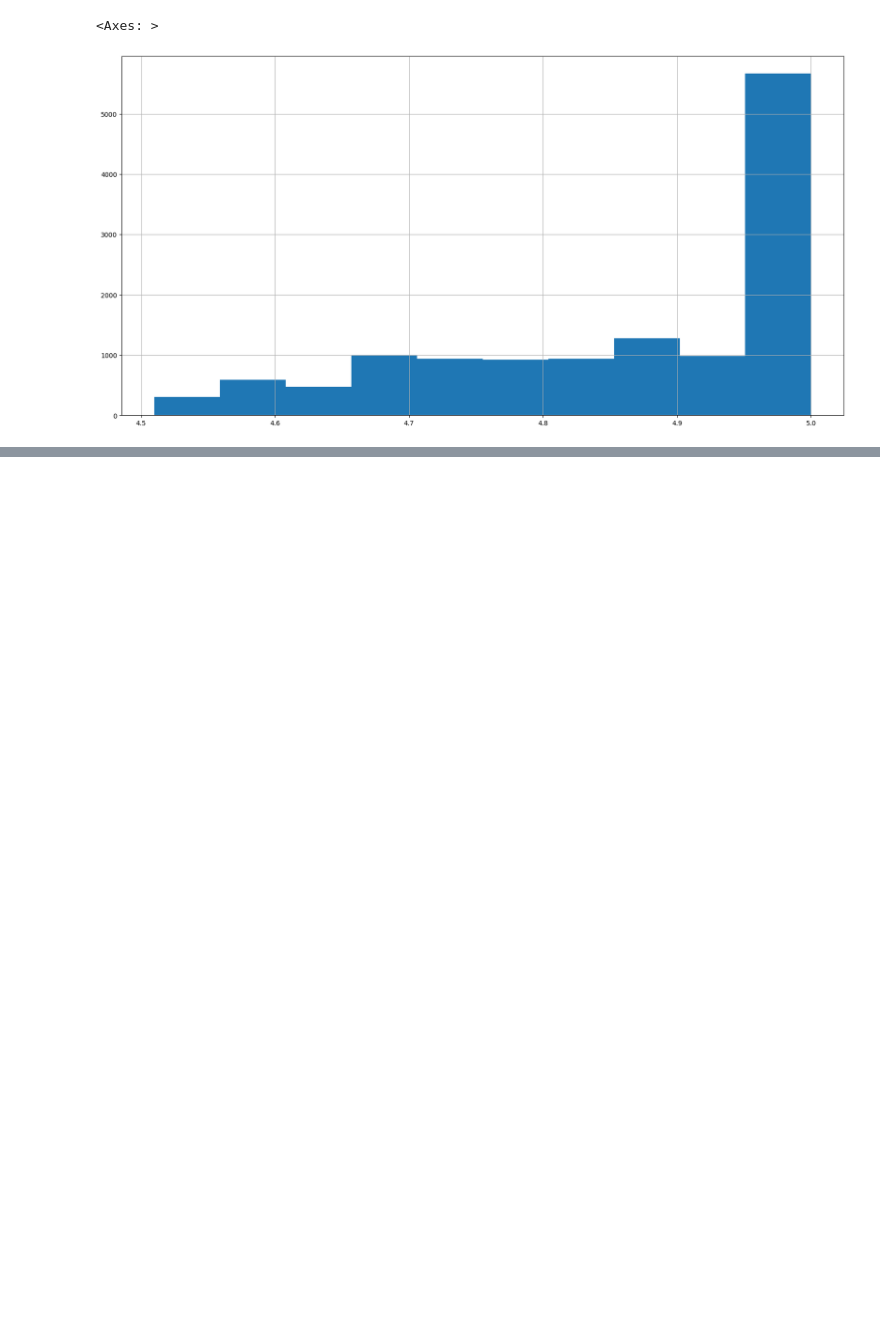
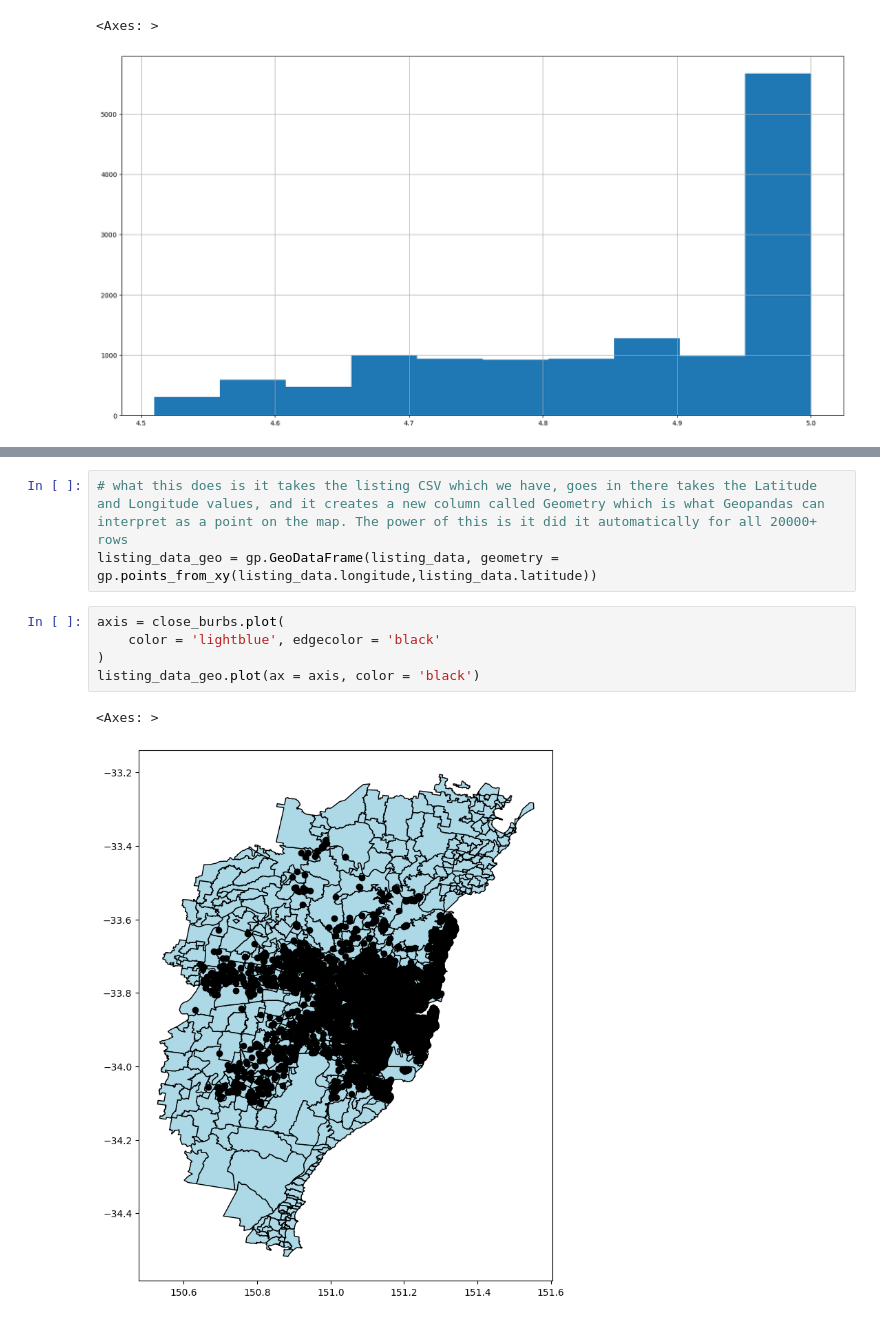
Before and after one commit to ArpadBogdan/Data-Project, a Jupyter notebook: Data_Project/Data-Project.ipynb, the cells around one changed output, grey strips where cells are left out. Saved outputs shown, nothing was run; the diff lists cells and outputs as text; blank space fills up the shorter version.

Commit message:
data project

```diff
--- a/Data_Project/Data-Project.ipynb
+++ b/Data_Project/Data-Project.ipynb
@@ -117,0 +136,11 @@ listing_data.review_scores_rating[listing_data.review_scores_rating > 4.5].hist(
+# %%
+# what this does is it takes the listing CSV which we have, goes in there takes the Latitude and Longitude values, and it creates a new column called Geometry which is what Geopandas can interpret as a point on the map. The power of this is it did it automatically for all 20000+ rows
+listing_data_geo = gp.GeoDataFrame(listing_data, geometry = gp.points_from_xy(listing_data.longitude,listing_data.latitude))
+# %%
+axis = close_burbs.plot(
+    color = 'lightblue', edgecolor = 'black'
+)
+listing_data_geo.plot(ax = axis, color = 'black')
+# %% [output]
+<Axes: >
+[figure, added]
```
Also changed, not shown: parts of 3 cells of this notebook.
